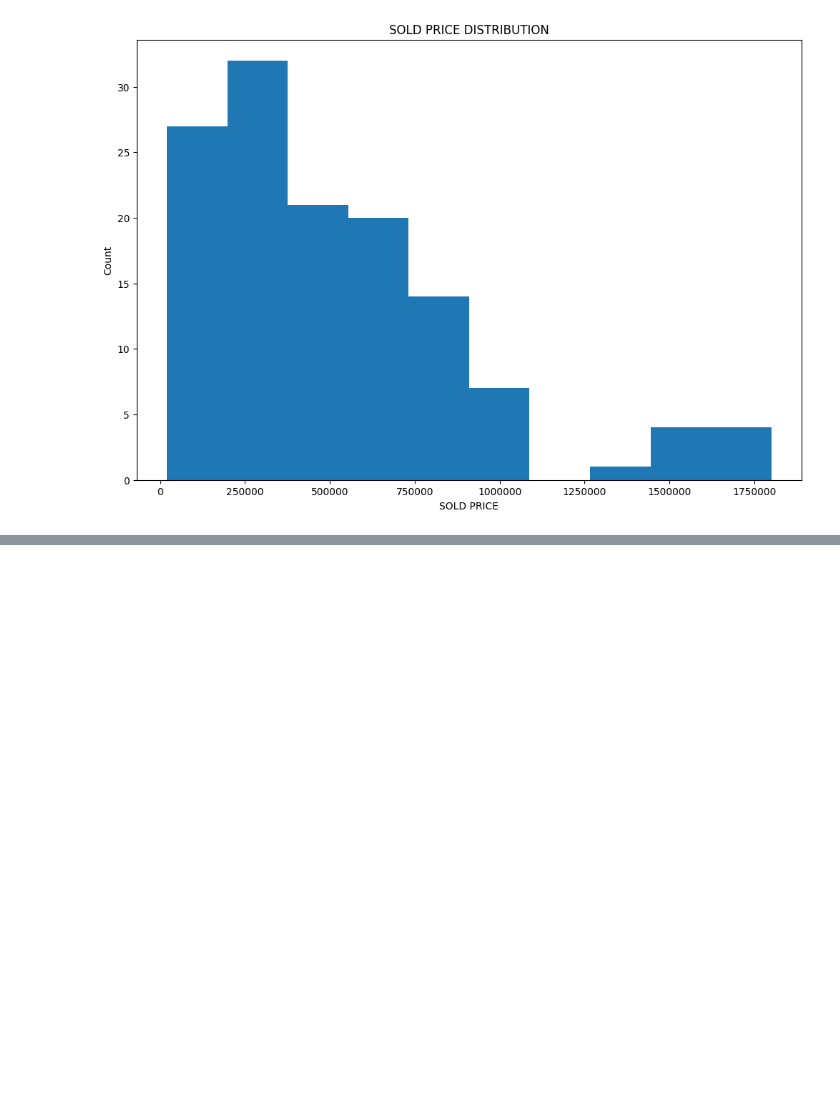
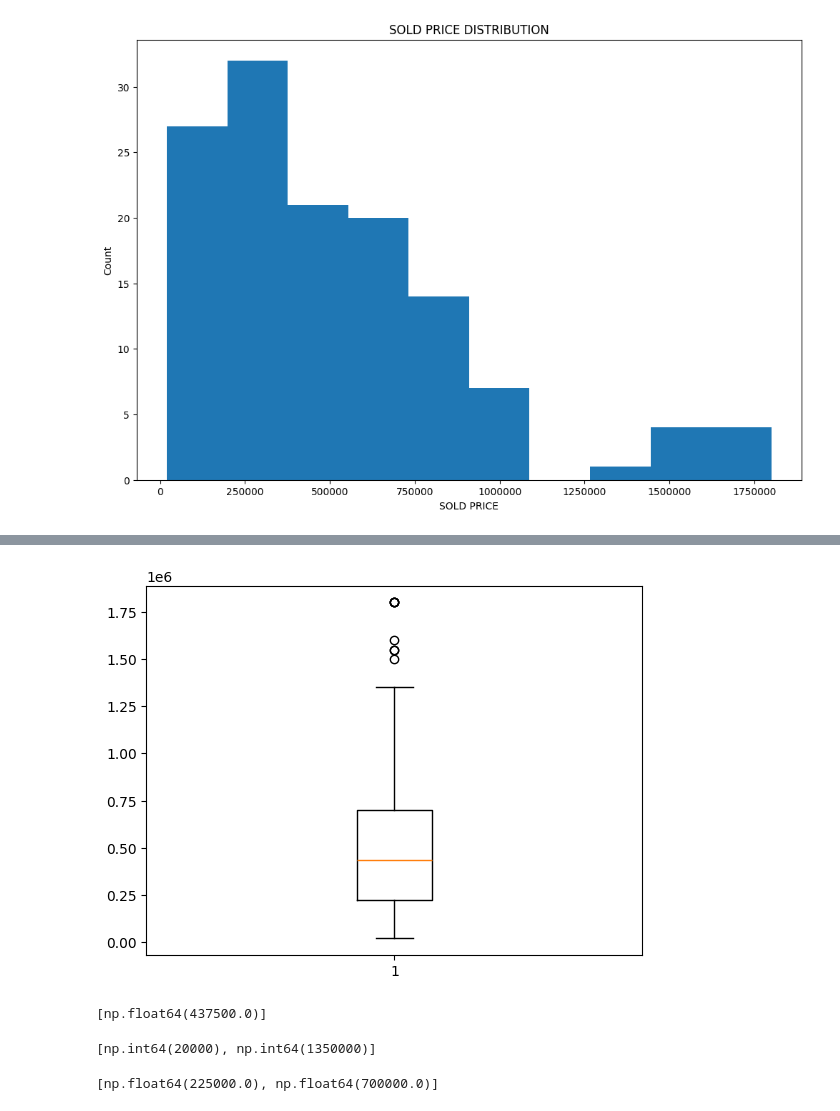
Before and after one commit to gauravrawataiml/Ptyhon, a Jupyter notebook: Python_with_IPL_data.ipynb, the cells around one changed output, grey strips where cells are left out. Cells and saved outputs as stored; diff of their text form; code cells hidden in the pictures; blank space fills up the shorter version.

```diff
--- a/Python_with_IPL_data.ipynb
+++ b/Python_with_IPL_data.ipynb
@@ -408,0 +417,16 @@ Text(0.5, 1.0, 'SOLD PRICE DISTRIBUTION')
+# %%
+box=plt.boxplot(IPL_auction_df['SOLD PRICE'])
+# %% [output]
+[figure, added]
+# %%
+[item.get_ydata()[0] for item in box['medians']]
+# %% [output]
+[np.float64(437500.0)]
+# %%
+[item.get_ydata()[0] for item in box['caps']]
+# %% [output]
+[np.int64(20000), np.int64(1350000)]
+# %%
+[item.get_ydata()[0] for item in box['whiskers']]
+# %% [output]
+[np.float64(225000.0), np.float64(700000.0)]
```
Also changed, not shown: parts of 3 cells of this notebook.
